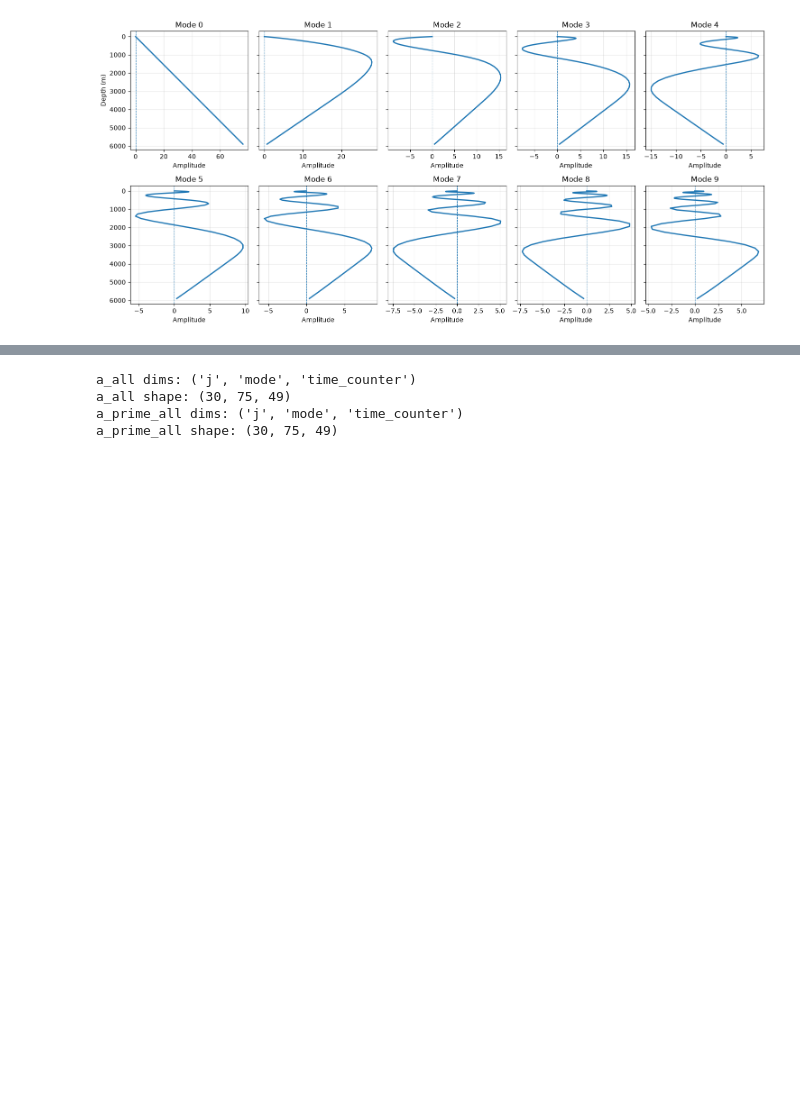
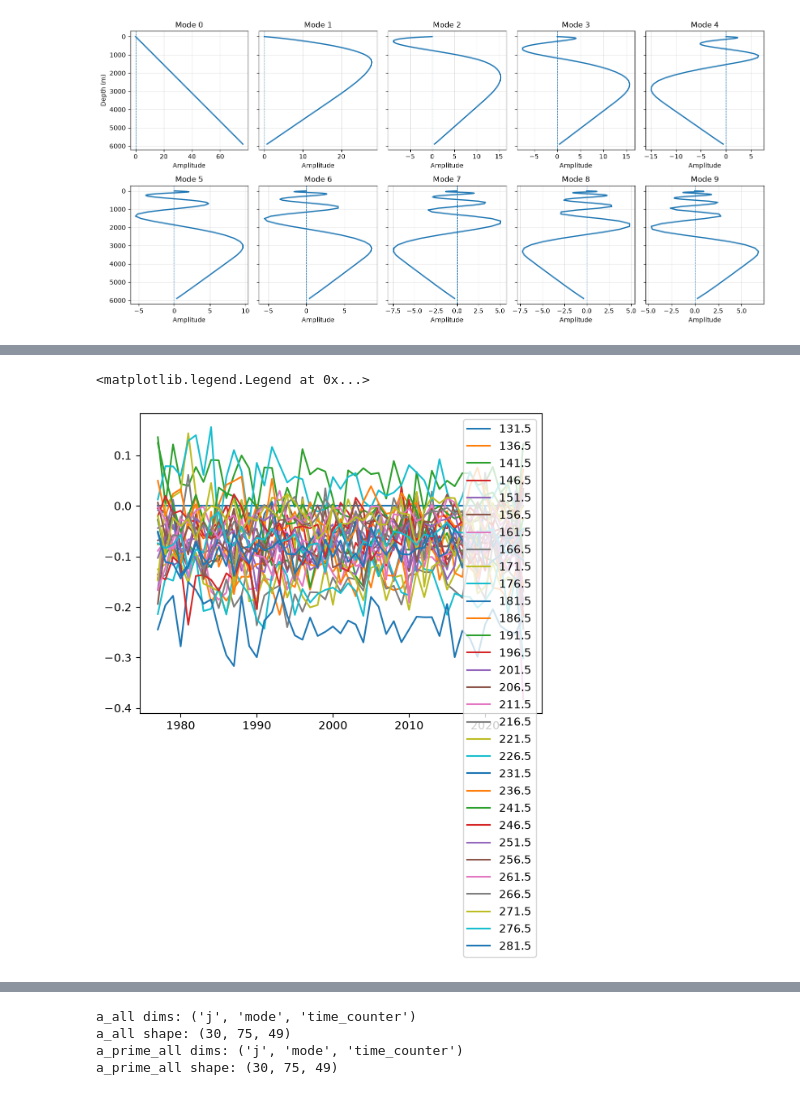
Before and after one commit to hanna-and/StreamfunctionPerturbations, a Jupyter notebook: get_rapid_data.ipynb, the cells around one changed output, grey strips where cells are left out. Saved outputs shown, nothing was run; the diff lists cells and outputs as text; code cells hidden in the pictures; blank space fills up the shorter version.

```diff
--- a/get_rapid_data.ipynb
+++ b/get_rapid_data.ipynb
@@ -319,0 +297,11 @@ Same k coordinates: False
+# %%
+a_yearly = a_all.resample(time_counter="1YE").mean()
+# a_yearly
+
+for i in a_yearly.j.values:
+    plt.plot(a_yearly.time_counter.values, a_yearly.sel(j=i, mode_right=1), label={i})
+
+plt.legend()
+# %% [output]
+<matplotlib.legend.Legend at 0x...>
+[figure, added]
```
Also changed, not shown: parts of 9 cells of this notebook.
